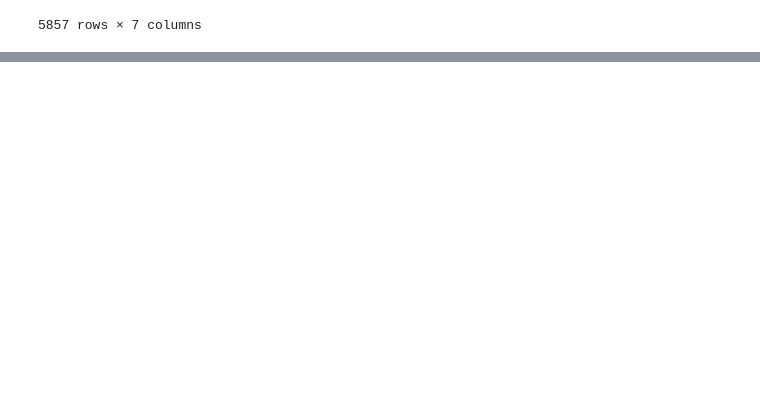
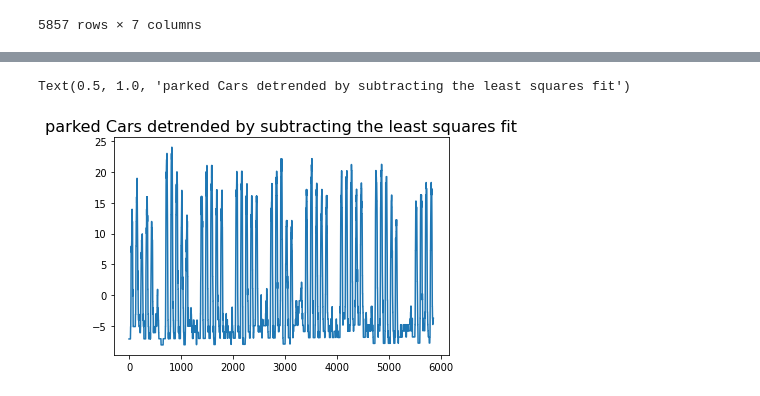
Before and after one commit to Deniz-shelby/ACN-data-project, a Jupyter notebook: Prognose_V4.ipynb, the cells around one changed output, grey strips where cells are left out. Saved outputs shown, nothing was run; the diff lists cells and outputs as text; code cells hidden in the pictures; blank space fills up the shorter version.

```diff
--- a/Prognose_V4.ipynb
+++ b/Prognose_V4.ipynb
@@ -1143,0 +1408,9 @@ df_new =
+# %%
+#1. Using scipy: Subtract the line of best fit
+from scipy import signal
+detrended = signal.detrend(df_new['sum_parked_count'].values)
+plt.plot(detrended)
+plt.title('parked Cars detrended by subtracting the least squares fit', fontsize=16)
+# %% [output]
+Text(0.5, 1.0, 'parked Cars detrended by subtracting the least squares fit')
+[figure, added]
```
Also changed, not shown: parts of 40 cells of this notebook.
